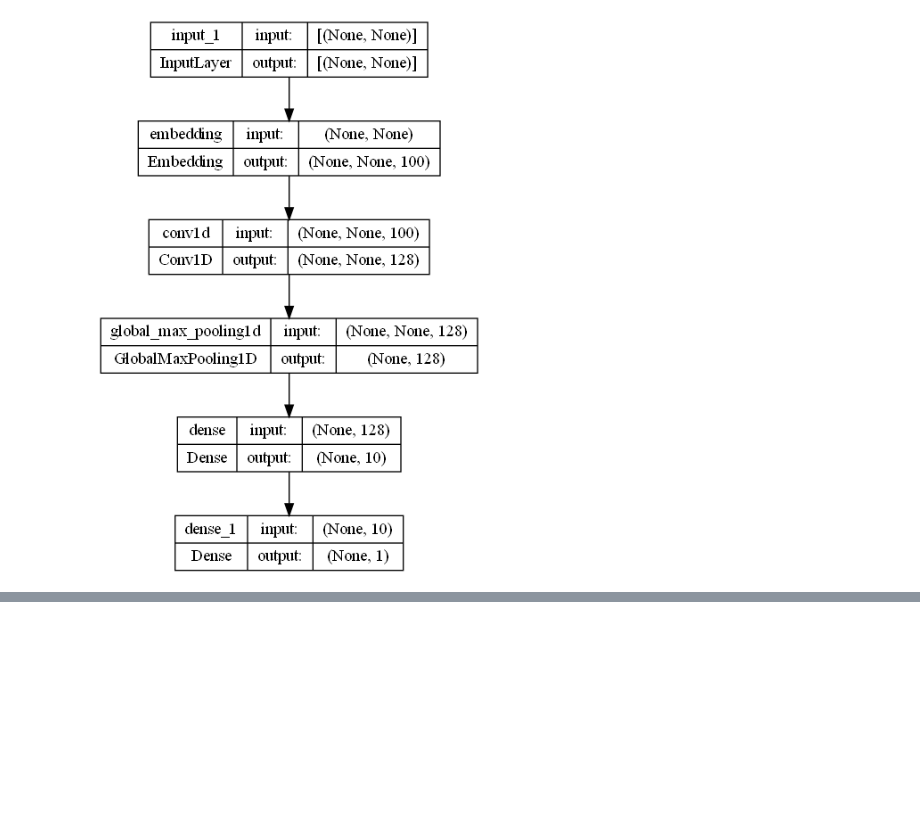
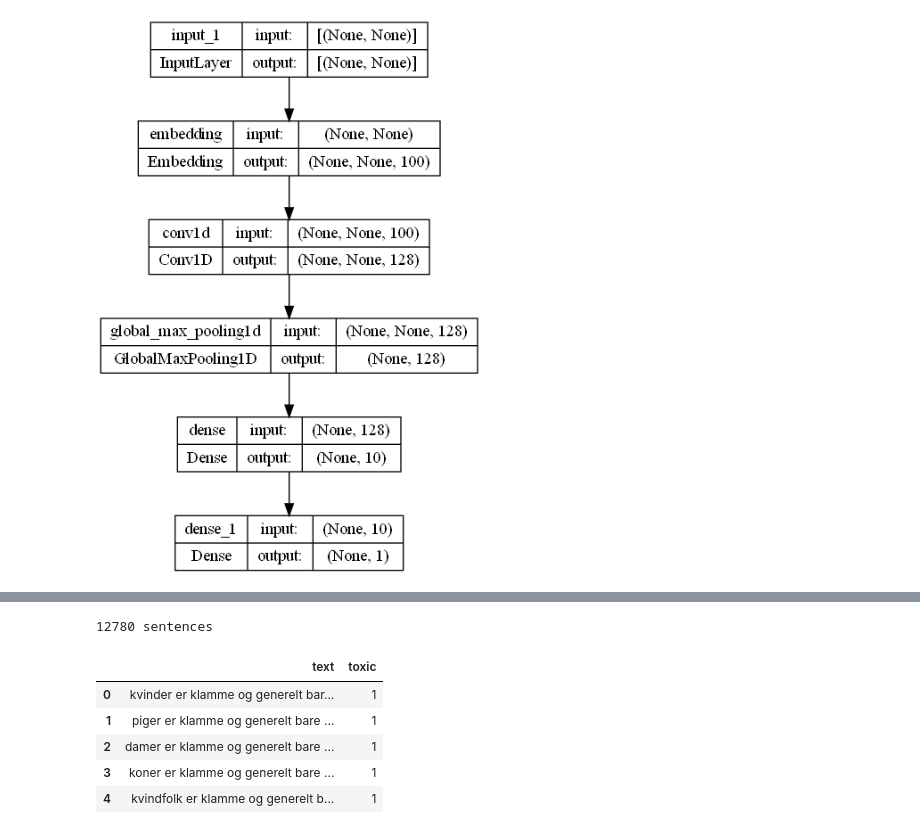
Before and after one commit to MajaMittag/gender-bias_da, a Jupyter notebook: toxicity_detection/main_full_version.ipynb, the cells around one changed output, grey strips where cells are left out. Saved outputs shown, nothing was run; the diff lists cells and outputs as text; code cells hidden in the pictures; blank space fills up the shorter version.

```diff
--- a/toxicity_detection/main_full_version.ipynb
+++ b/toxicity_detection/main_full_version.ipynb
@@ -562,0 +605,18 @@ Prediction : 1
+# %%
+# ROC curve and AUC for templates
+
+# load synthetic data
+synth_data = pd.read_excel("data/synthetic_data.xlsx").iloc[:,-2:]
+X_synth = synth_data['text']
+y_synth = synth_data['toxic']
+
+print(len(X_synth), "sentences")
+synth_data.head()
+# %% [output]
+12780 sentences
+|  | text | toxic |
+| 0 | kvinder er klamme og generelt bar... | 1 |
+| 1 | piger er klamme og generelt bare ... | 1 |
+| 2 | damer er klamme og generelt bare ... | 1 |
+| 3 | koner er klamme og generelt bare ... | 1 |
+| 4 | kvindfolk er klamme og generelt b... | 1 |
```
Also changed, not shown: parts of 11 cells of this notebook, 3 other files.
